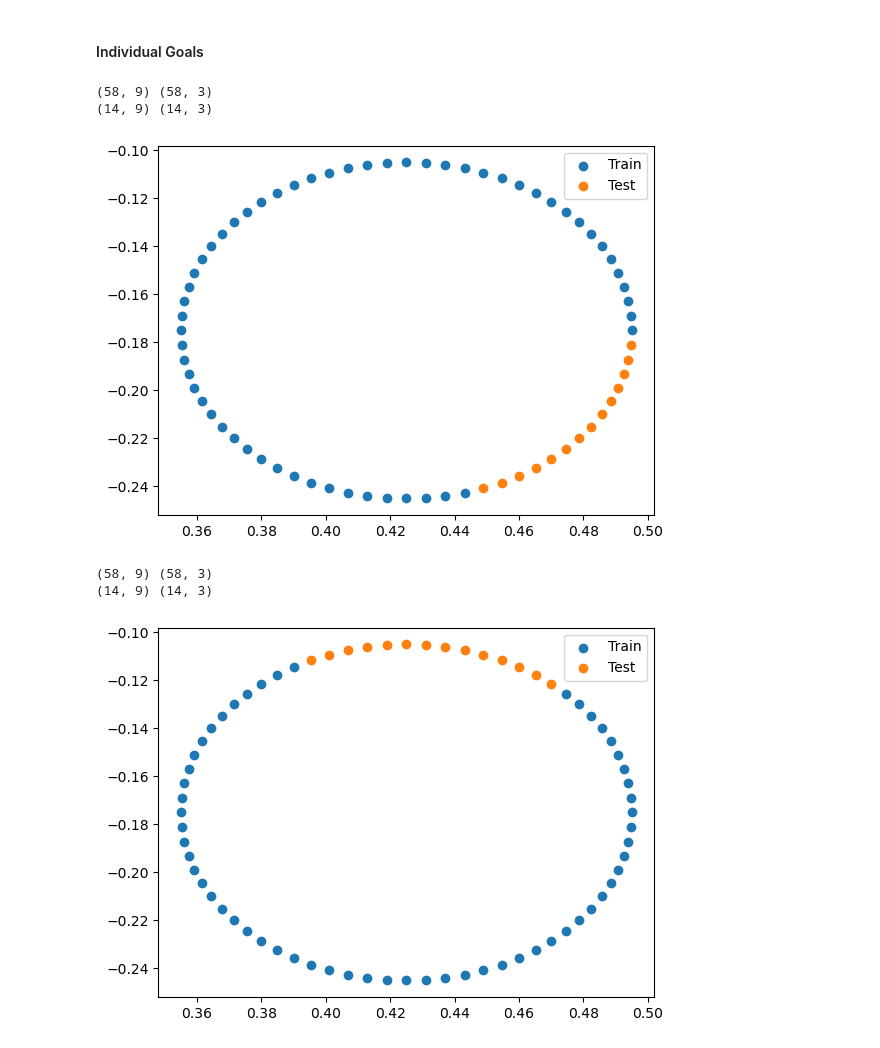
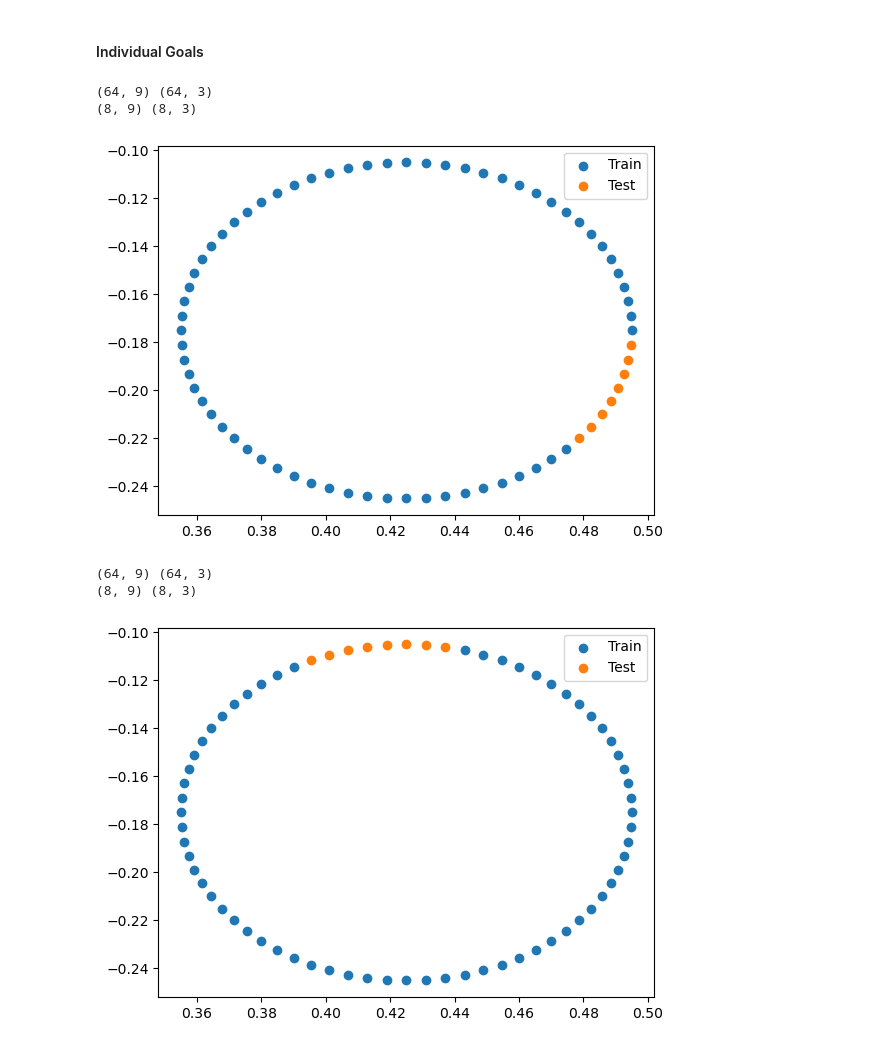
Before and after one commit to arash-mehrabi-z/dnfc-torobo, a Jupyter notebook: feedback_controller/fbc/neural_network/data.ipynb, the cells around one changed output. Cells and saved outputs as stored; diff of their text form; code cells hidden in the pictures.

Commit message:
Add 24K train for extrap 0.9

```diff
--- a/feedback_controller/fbc/neural_network/data.ipynb
+++ b/feedback_controller/fbc/neural_network/data.ipynb
@@ -122,7 +122,7 @@ def split_data_interp(data, split_ratio):
 # %%
 def split_data_extrap(data, split_ratio):
     n_total = data.shape[0]
-    n_train = int(n_total * split_ratio) + 1 # Number of samples in the first split
+    n_train = int(n_total * split_ratio)# + 1 # Number of samples in the first split
 
     # Create the splits
     train_data = data[:n_train]
@@ -141,7 +141,7 @@ def save_file(array, path):
     with open(path, 'wb') as f:
         np.save(f, array)
 # %%
-ratio = 0.8
+ratio = 0.9
 # train_data, test_data = split_data_interp(trajectories, ratio)
 train_data, test_data = split_data_extrap(trajectories, ratio)
 # train_data, test_data = split_data_even(trajectories)
@@ -327,17 +327,17 @@ def visualize_test_train(goal_train, goal_test, file_path):
 # %%
 goal_1_train = coords_train[:, :3]
 goal_1_test = coords_test[:, :3]
 print(coords_train.shape, goal_1_train.shape)
 print(coords_test.shape, goal_1_test.shape)
 
-dir_path = os.path.join(ds_root_dir, "analysis_extrap")
+dir_path = os.path.join(ds_root_dir, "analysis_0.9_extrap")
 file_path = os.path.join(dir_path, "goal_1.png")
 
 visualize_test_train(goal_1_train, goal_1_test, file_path)
 # %% [output]
-(58, 9) (58, 3)
-(14, 9) (14, 3)
+(64, 9) (64, 3)
+(8, 9) (8, 3)
-[figure, old version]
+[figure, new version]
 # %%
 goal_1_train = coords_train[:, 3:6]
 goal_1_test = coords_test[:, 3:6]
@@ -348,9 +348,9 @@ file_path = os.path.join(dir_path, "goal_2.png")
 
 visualize_test_train(goal_1_train, goal_1_test, file_path)
 # %% [output]
-(58, 9) (58, 3)
-(14, 9) (14, 3)
+(64, 9) (64, 3)
+(8, 9) (8, 3)
-[figure, old version]
+[figure, new version]
 # %%
 goal_1_train = coords_train[:, 6:9]
 goal_1_test = coords_test[:, 6:9]
```
Also changed, not shown: parts of 8 cells of this notebook, 2 other files.
